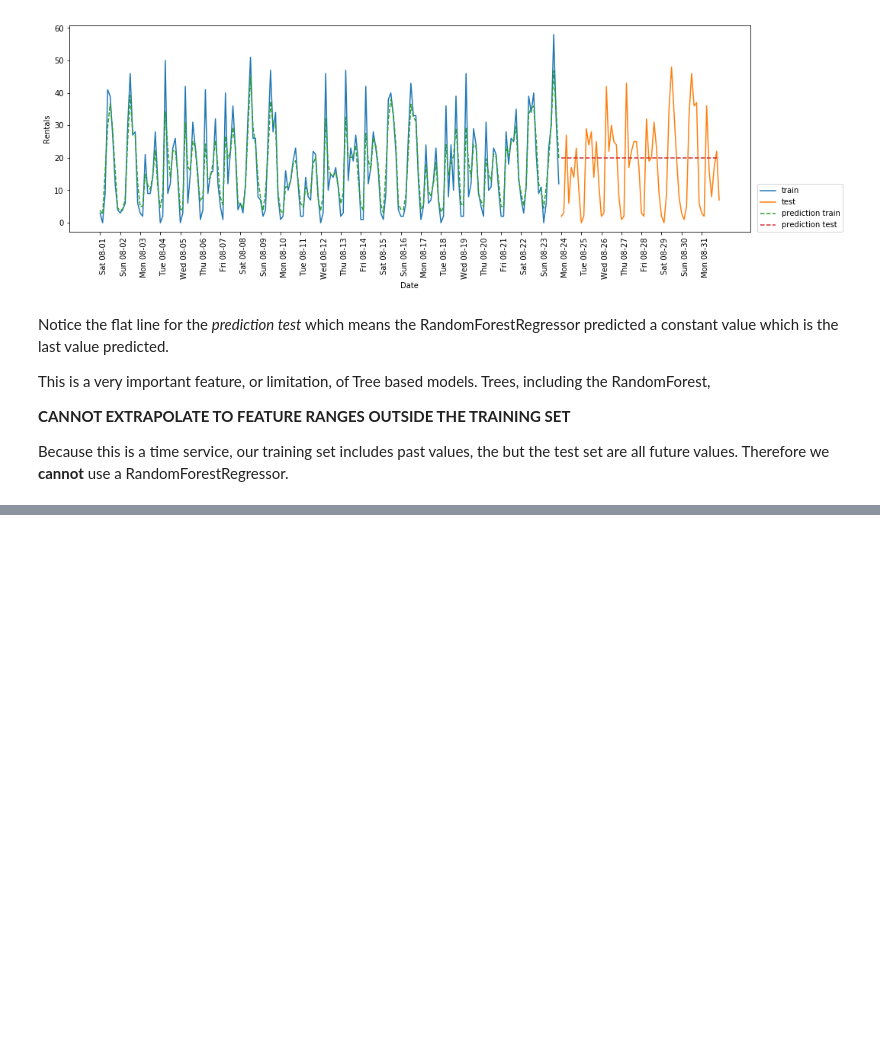
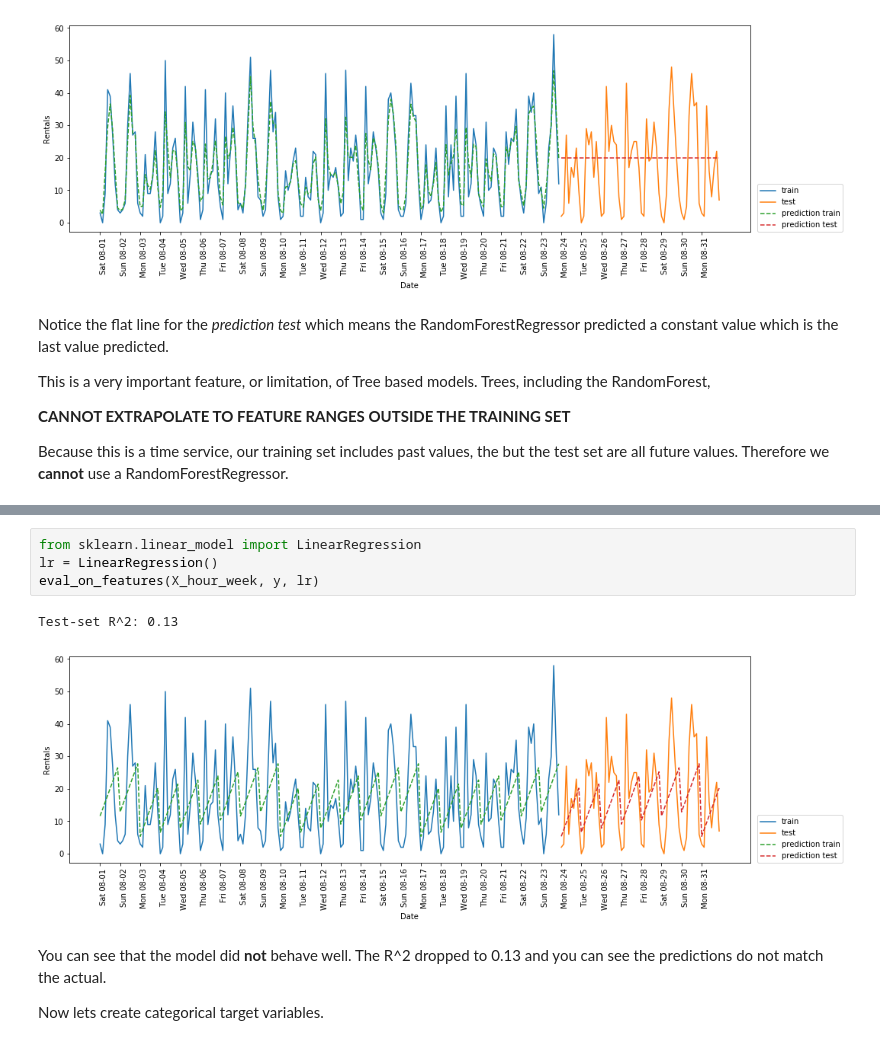
Before and after one commit to youngsoul/machinelearning101, a Jupyter notebook: TimeSeries_Citi_Bike.ipynb, the cells around one changed output, grey strips where cells are left out. Saved outputs shown, nothing was run; the diff lists cells and outputs as text; blank space fills up the shorter version.

```diff
--- a/TimeSeries_Citi_Bike.ipynb
+++ b/TimeSeries_Citi_Bike.ipynb
@@ -129,0 +264,11 @@ Lets create a couple of new features.
+# %%
+from sklearn.linear_model import LinearRegression
+lr = LinearRegression()
+eval_on_features(X_hour_week, y, lr)
+# %% [output]
+Test-set R^2: 0.13
+[figure, added]
+# %% [markdown]
+You can see that the model did **not** behave well.  The R^2 dropped to 0.13 and you can see the predictions do not match the actual.
+
+Now lets create categorical target variables.
```
Also changed, not shown: parts of 32 cells of this notebook.
